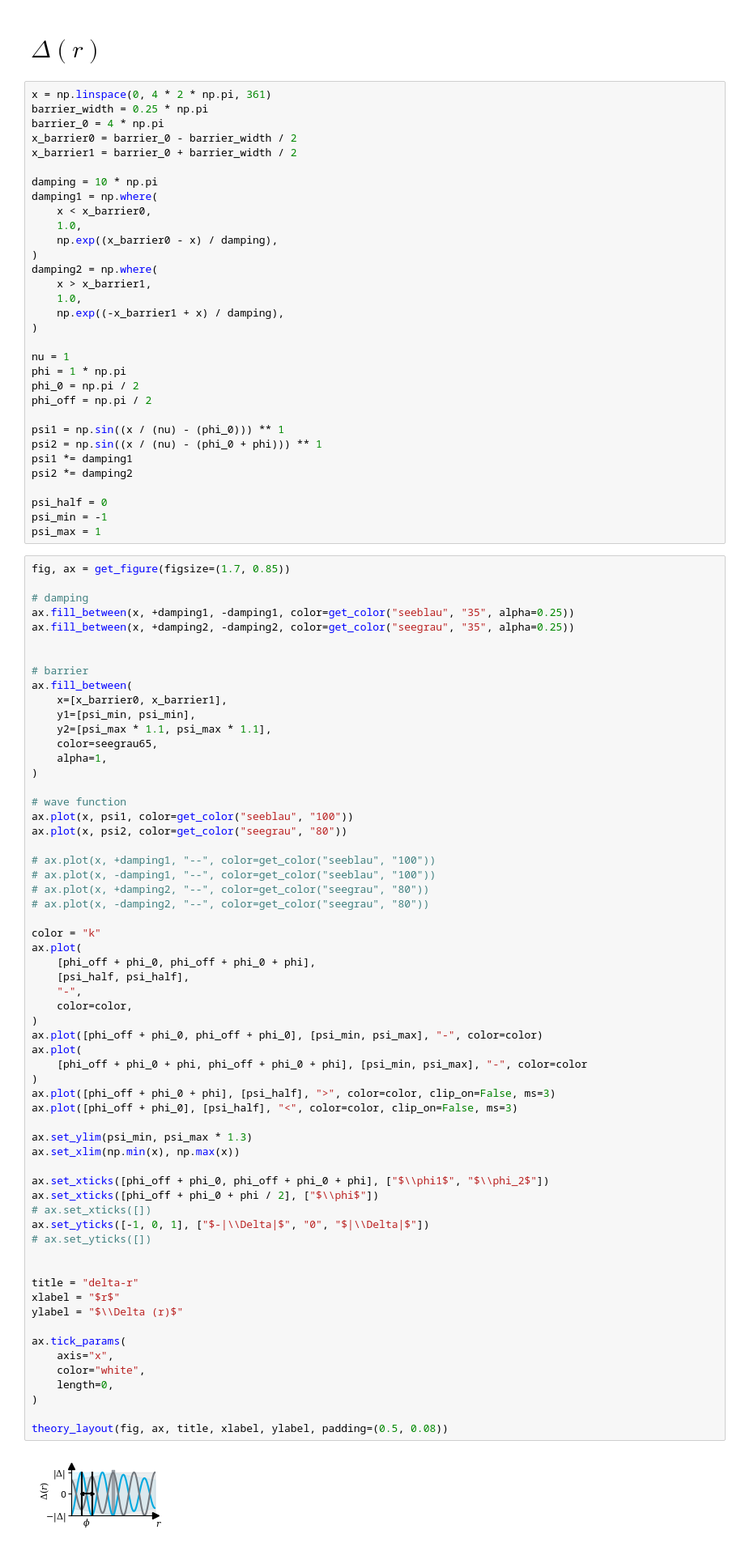
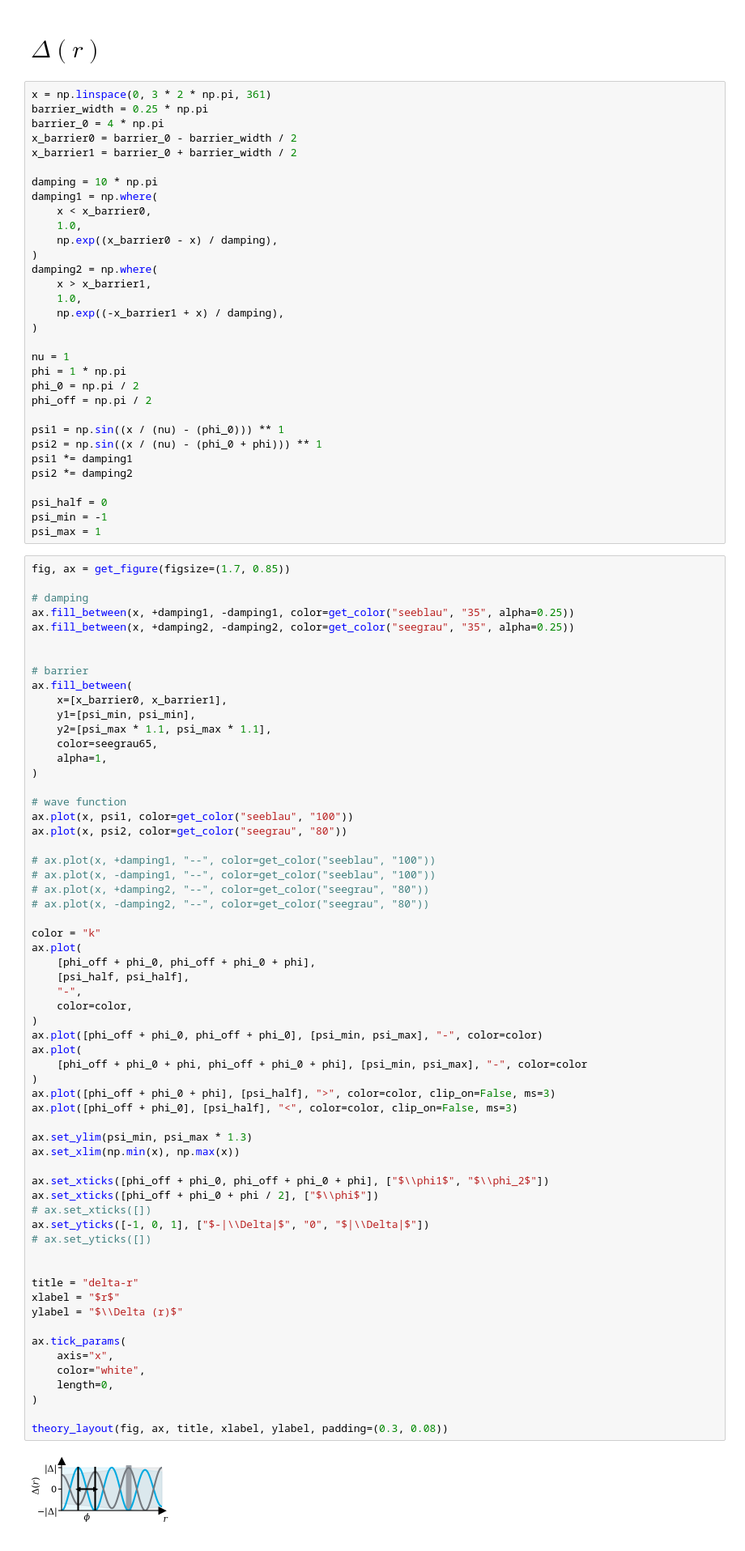
Before and after one commit to schmampf/dissertation, a Jupyter notebook: theory/macro/macro.ipynb, the cells around one changed output. Shown at 81% size. Drawn from its saved outputs; the diff is of its cells as text.

Commit message:
current macro figures

```diff
--- a/theory/macro/macro.ipynb
+++ b/theory/macro/macro.ipynb
@@ -100,7 +103,7 @@ print(
 # %% [markdown]
 # $\Delta(r)$
 # %%
-x = np.linspace(0, 4 * 2 * np.pi, 361)
+x = np.linspace(0, 3 * 2 * np.pi, 361)
 barrier_width = 0.25 * np.pi
 barrier_0 = 4 * np.pi
 x_barrier0 = barrier_0 - barrier_width / 2
@@ -165,35 +168,35 @@ ax.plot(
     color=color,
 )
 ax.plot([phi_off + phi_0, phi_off + phi_0], [psi_min, psi_max], "-", color=color)
 ax.plot(
     [phi_off + phi_0 + phi, phi_off + phi_0 + phi], [psi_min, psi_max], "-", color=color
 )
 ax.plot([phi_off + phi_0 + phi], [psi_half], ">", color=color, clip_on=False, ms=3)
 ax.plot([phi_off + phi_0], [psi_half], "<", color=color, clip_on=False, ms=3)
 
 ax.set_ylim(psi_min, psi_max * 1.3)
 ax.set_xlim(np.min(x), np.max(x))
 
 ax.set_xticks([phi_off + phi_0, phi_off + phi_0 + phi], ["$\\phi1$", "$\\phi_2$"])
 ax.set_xticks([phi_off + phi_0 + phi / 2], ["$\\phi$"])
 # ax.set_xticks([])
 ax.set_yticks([-1, 0, 1], ["$-|\\Delta|$", "0", "$|\\Delta|$"])
 # ax.set_yticks([])
 
 
 title = "delta-r"
 xlabel = "$r$"
 ylabel = "$\\Delta (r)$"
 
 ax.tick_params(
     axis="x",
     color="white",
     length=0,
 )
 
-theory_layout(fig, ax, title, xlabel, ylabel, padding=(0.5, 0.08))
+theory_layout(fig, ax, title, xlabel, ylabel, padding=(0.3, 0.08))
 # %% [output]
-[figure, old version]
+[figure, new version]
 # %% [markdown]
 # Josephson $I(\phi)$
 # %%
```
Also changed, not shown: parts of 14 cells of this notebook, 18 other files.
